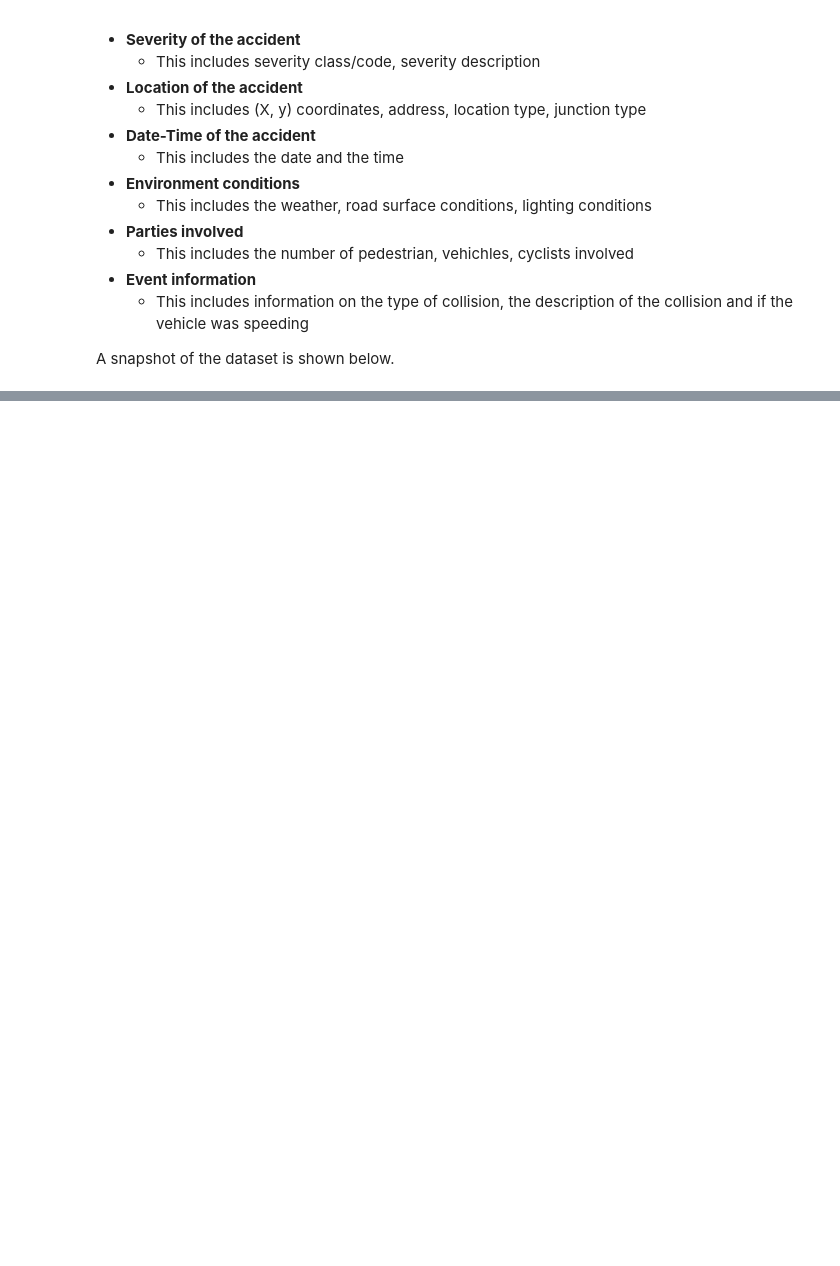
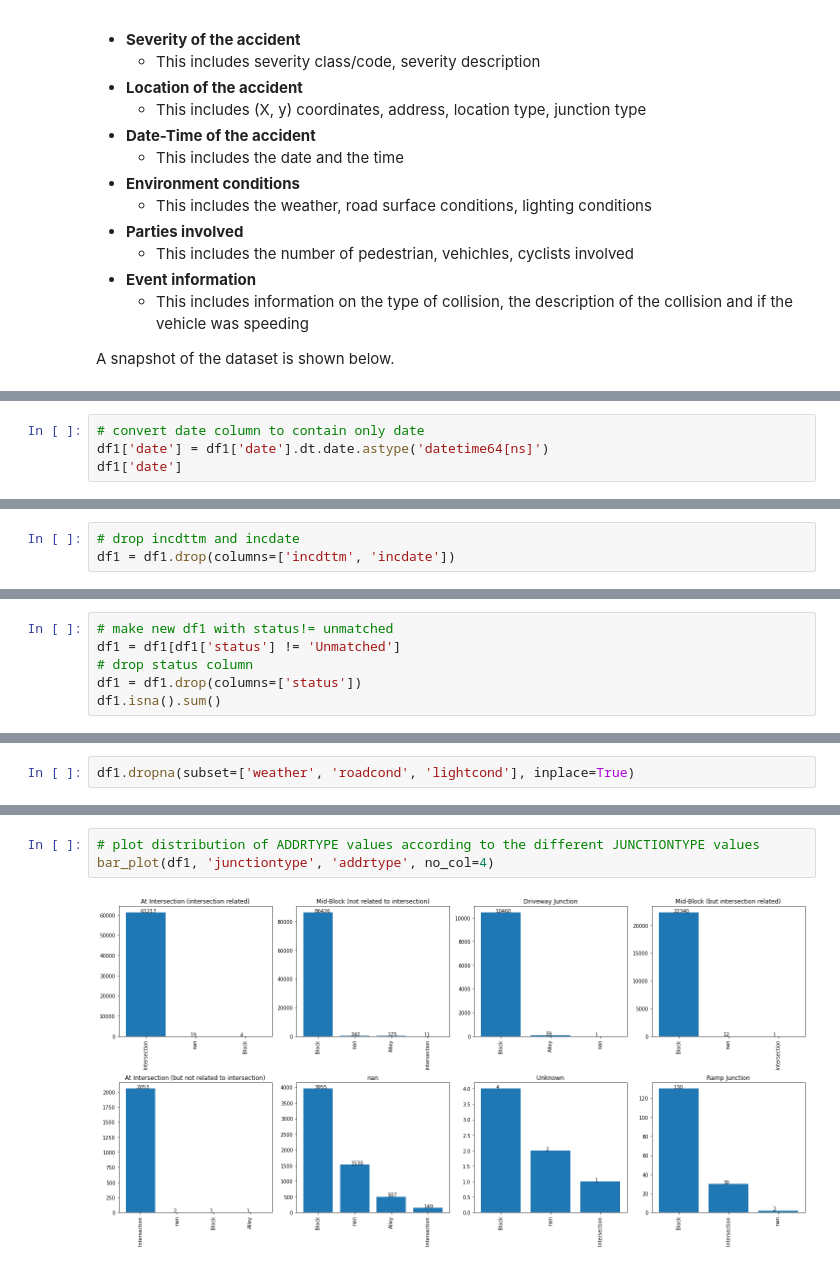
Before and after one commit to martinngye/Traffic-Accident-Severity-Prediction-IBM-Data-Science-Professional-Certificate, a Jupyter notebook: Applied Data Science Capstone.ipynb, the cells around one changed output, grey strips where cells are left out. Drawn from its saved outputs; the diff is of its cells as text; blank space fills up the shorter version.

```diff
--- a/Applied Data Science Capstone.ipynb
+++ b/Applied Data Science Capstone.ipynb
@@ -134,0 +381,4 @@ features = ['STATUS','ADDRTYPE', 'EXCEPTRSNCODE', 'EXCEPTRSNDESC', 'SEVERITYCODE
+# %%
+# convert date column to contain only date
+df1['date'] = df1['date'].dt.date.astype('datetime64[ns]')
+df1['date']
@@ -134,0 +402,3 @@ features = ['STATUS','ADDRTYPE', 'EXCEPTRSNCODE', 'EXCEPTRSNDESC', 'SEVERITYCODE
+# %%
+# drop incdttm and incdate
+df1 = df1.drop(columns=['incdttm', 'incdate'])
@@ -134,0 +477,6 @@ features = ['STATUS','ADDRTYPE', 'EXCEPTRSNCODE', 'EXCEPTRSNDESC', 'SEVERITYCODE
+# %%
+# make new df1 with status!= unmatched
+df1 = df1[df1['status'] != 'Unmatched']
+# drop status column
+df1 = df1.drop(columns=['status'])
+df1.isna().sum()
@@ -134,0 +527,2 @@ features = ['STATUS','ADDRTYPE', 'EXCEPTRSNCODE', 'EXCEPTRSNDESC', 'SEVERITYCODE
+# %%
+df1.dropna(subset=['weather', 'roadcond', 'lightcond'], inplace=True)
@@ -134,0 +620,5 @@ features = ['STATUS','ADDRTYPE', 'EXCEPTRSNCODE', 'EXCEPTRSNDESC', 'SEVERITYCODE
+# %%
+# plot distribution of ADDRTYPE values according to the different JUNCTIONTYPE values
+bar_plot(df1, 'junctiontype', 'addrtype', no_col=4)
+# %% [output]
+[figure, added]
```
Also changed, not shown: parts of 133 cells of this notebook, 1 other file.
